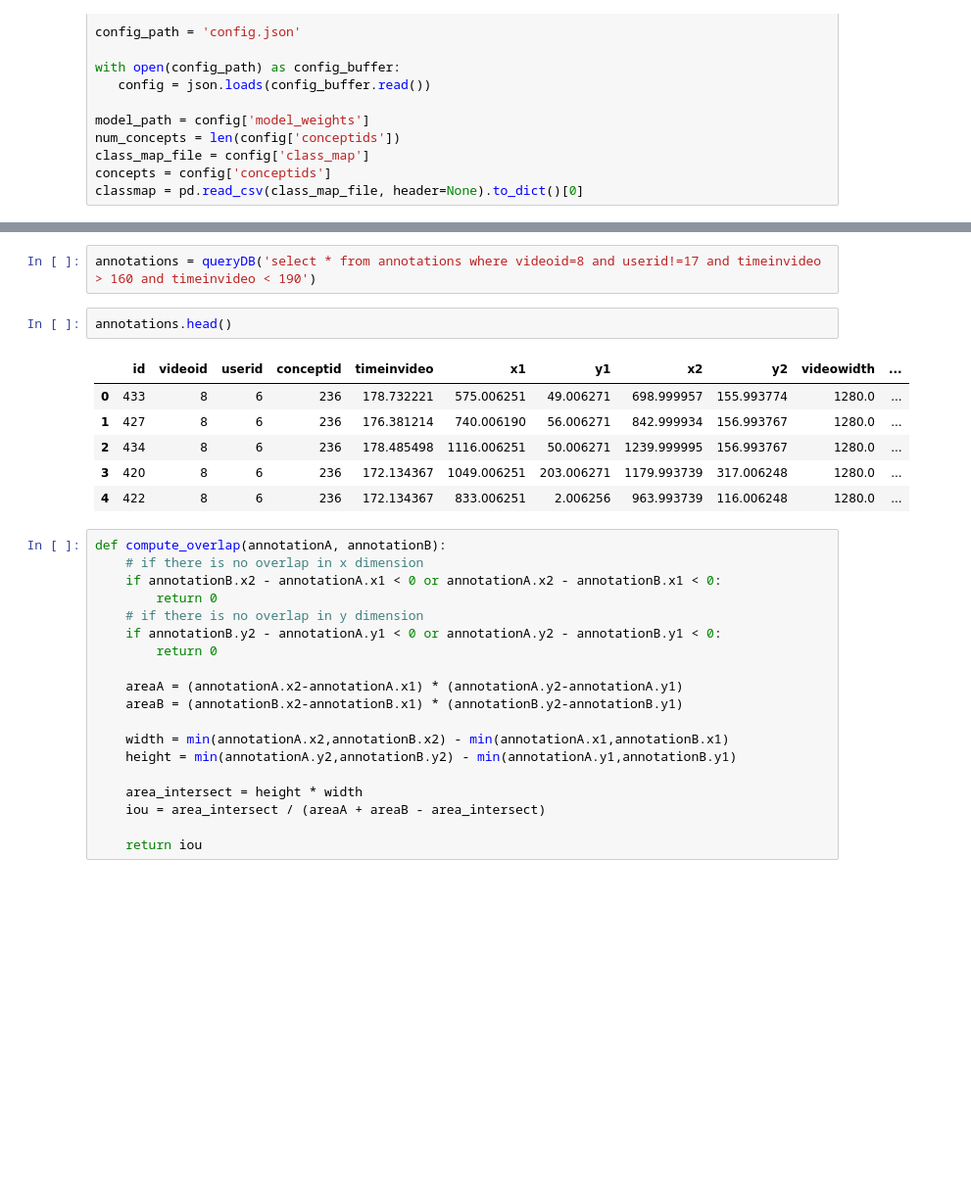
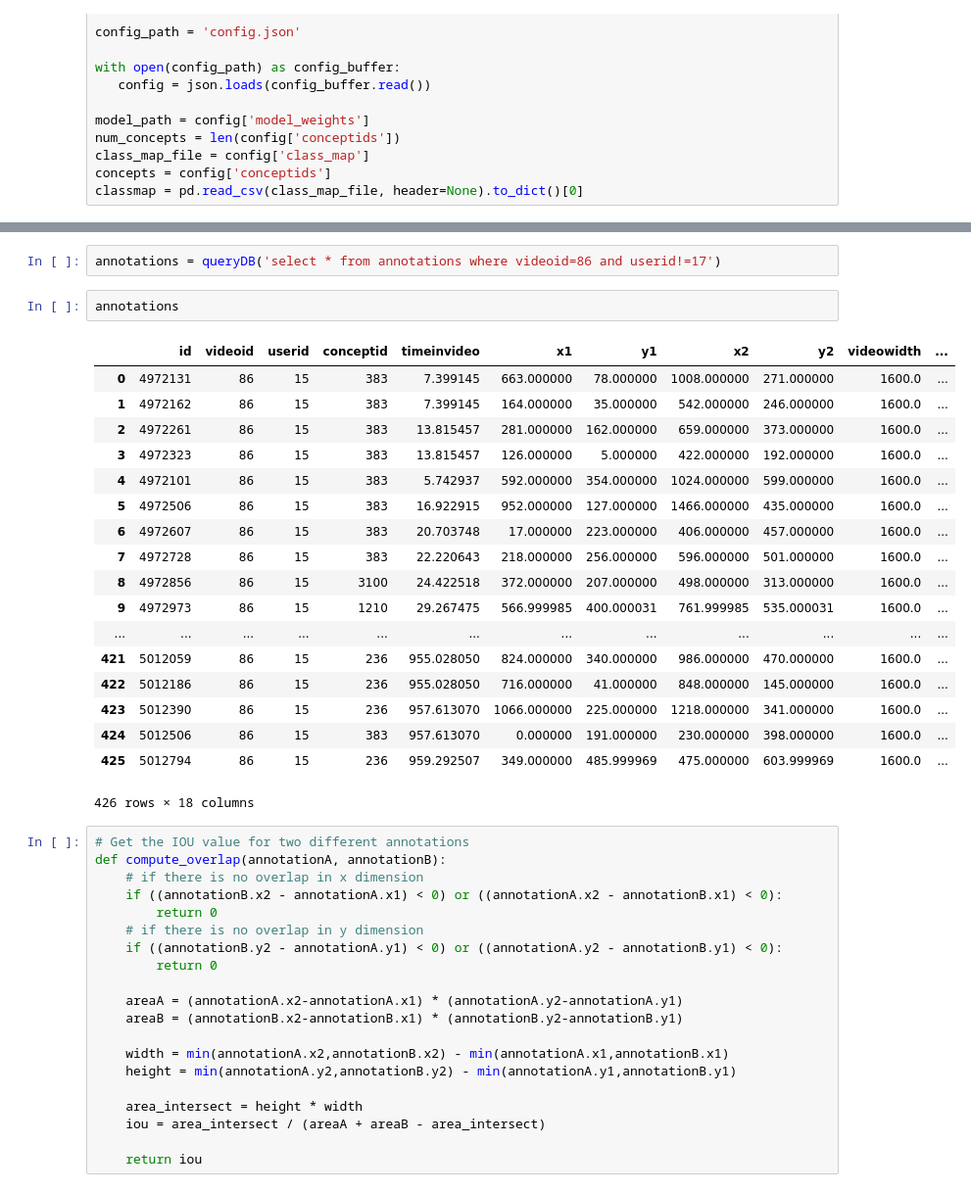
Before and after one commit to video-annotation-project/video-annotation-tool, a Jupyter notebook: ml/videof1tests.ipynb, the cells around one changed output, grey strips where cells are left out. Shown: that part at 98% size. Drawn from its saved outputs; the diff is of its cells as text; blank space fills up the shorter version.

```diff
--- a/ml/videof1tests.ipynb
+++ b/ml/videof1tests.ipynb
@@ -23,23 +55,36 @@ queryDB("select * from videos where filename='DocRicketts-0701_20141216T212020Z_
 |  | id | filename | gpsstart | gpsstop | starttime | endtime | startdepth | enddepth | description |
 | 0 | 8 | DocRicketts-0701_20141216T212020Z... | (36.798367,-122.108671) | (36.798215,-122.108195) | 2014-12-16 21:20:20 | 2014-12-16 21:36:20 | 217 | 149 |  |
 # %%
-annotations = queryDB('select * from annotations where videoid=8 and userid!=17 and timeinvideo > 160 and timeinvideo < 190')
+annotations = queryDB('select * from annotations where videoid=86 and userid!=17')
 # %%
-annotations.head()
+annotations
 # %% [output]
 |  | id | videoid | userid | conceptid | timeinvideo | x1 | y1 | x2 | y2 | videowidth | ... |
-| 0 | 433 | 8 | 6 | 236 | 178.732221 | 575.006251 | 49.006271 | 698.999957 | 155.993774 | 1280.0 | ... |
-| 1 | 427 | 8 | 6 | 236 | 176.381214 | 740.006190 | 56.006271 | 842.999934 | 156.993767 | 1280.0 | ... |
-| 2 | 434 | 8 | 6 | 236 | 178.485498 | 1116.006251 | 50.006271 | 1239.999995 | 156.993767 | 1280.0 | ... |
-| 3 | 420 | 8 | 6 | 236 | 172.134367 | 1049.006251 | 203.006271 | 1179.993739 | 317.006248 | 1280.0 | ... |
-| 4 | 422 | 8 | 6 | 236 | 172.134367 | 833.006251 | 2.006256 | 963.993739 | 116.006248 | 1280.0 | ... |
+| 0 | 4972131 | 86 | 15 | 383 | 7.399145 | 663.000000 | 78.000000 | 1008.000000 | 271.000000 | 1600.0 | ... |
+| 1 | 4972162 | 86 | 15 | 383 | 7.399145 | 164.000000 | 35.000000 | 542.000000 | 246.000000 | 1600.0 | ... |
+| 2 | 4972261 | 86 | 15 | 383 | 13.815457 | 281.000000 | 162.000000 | 659.000000 | 373.000000 | 1600.0 | ... |
+| 3 | 4972323 | 86 | 15 | 383 | 13.815457 | 126.000000 | 5.000000 | 422.000000 | 192.000000 | 1600.0 | ... |
+| 4 | 4972101 | 86 | 15 | 383 | 5.742937 | 592.000000 | 354.000000 | 1024.000000 | 599.000000 | 1600.0 | ... |
+| 5 | 4972506 | 86 | 15 | 383 | 16.922915 | 952.000000 | 127.000000 | 1466.000000 | 435.000000 | 1600.0 | ... |
+| 6 | 4972607 | 86 | 15 | 383 | 20.703748 | 17.000000 | 223.000000 | 406.000000 | 457.000000 | 1600.0 | ... |
+| 7 | 4972728 | 86 | 15 | 383 | 22.220643 | 218.000000 | 256.000000 | 596.000000 | 501.000000 | 1600.0 | ... |
+| 8 | 4972856 | 86 | 15 | 3100 | 24.422518 | 372.000000 | 207.000000 | 498.000000 | 313.000000 | 1600.0 | ... |
+| 9 | 4972973 | 86 | 15 | 1210 | 29.267475 | 566.999985 | 400.000031 | 761.999985 | 535.000031 | 1600.0 | ... |
+| ... | ... | ... | ... | ... | ... | ... | ... | ... | ... | ... | ... |
+| 421 | 5012059 | 86 | 15 | 236 | 955.028050 | 824.000000 | 340.000000 | 986.000000 | 470.000000 | 1600.0 | ... |
+| 422 | 5012186 | 86 | 15 | 236 | 955.028050 | 716.000000 | 41.000000 | 848.000000 | 145.000000 | 1600.0 | ... |
+| 423 | 5012390 | 86 | 15 | 236 | 957.613070 | 1066.000000 | 225.000000 | 1218.000000 | 341.000000 | 1600.0 | ... |
+| 424 | 5012506 | 86 | 15 | 383 | 957.613070 | 0.000000 | 191.000000 | 230.000000 | 398.000000 | 1600.0 | ... |
+| 425 | 5012794 | 86 | 15 | 236 | 959.292507 | 349.000000 | 485.999969 | 475.000000 | 603.999969 | 1600.0 | ... |
+426 rows × 18 columns
 # %%
+# Get the IOU value for two different annotations
 def compute_overlap(annotationA, annotationB):
     # if there is no overlap in x dimension
-    if annotationB.x2 - annotationA.x1 < 0 or annotationA.x2 - annotationB.x1 < 0:
+    if ((annotationB.x2 - annotationA.x1) < 0) or ((annotationA.x2 - annotationB.x1) < 0):
         return 0
     # if there is no overlap in y dimension
-    if annotationB.y2 - annotationA.y1 < 0 or annotationA.y2 - annotationB.y1 < 0:
+    if ((annotationB.y2 - annotationA.y1) < 0) or ((annotationA.y2 - annotationB.y1) < 0):
         return 0
 
     areaA = (annotationA.x2-annotationA.x1) * (annotationA.y2-annotationA.y1)
```
Also changed, not shown: parts of 53 cells of this notebook.
